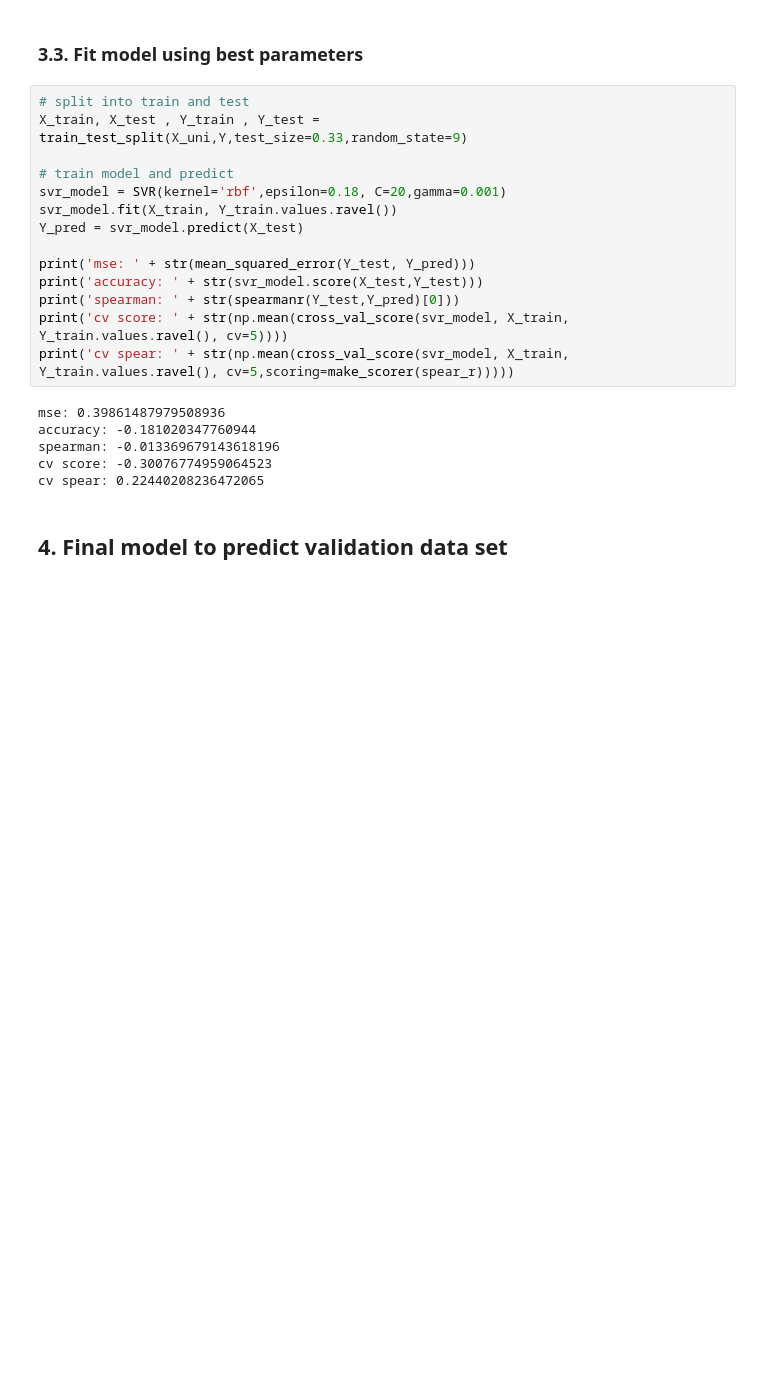
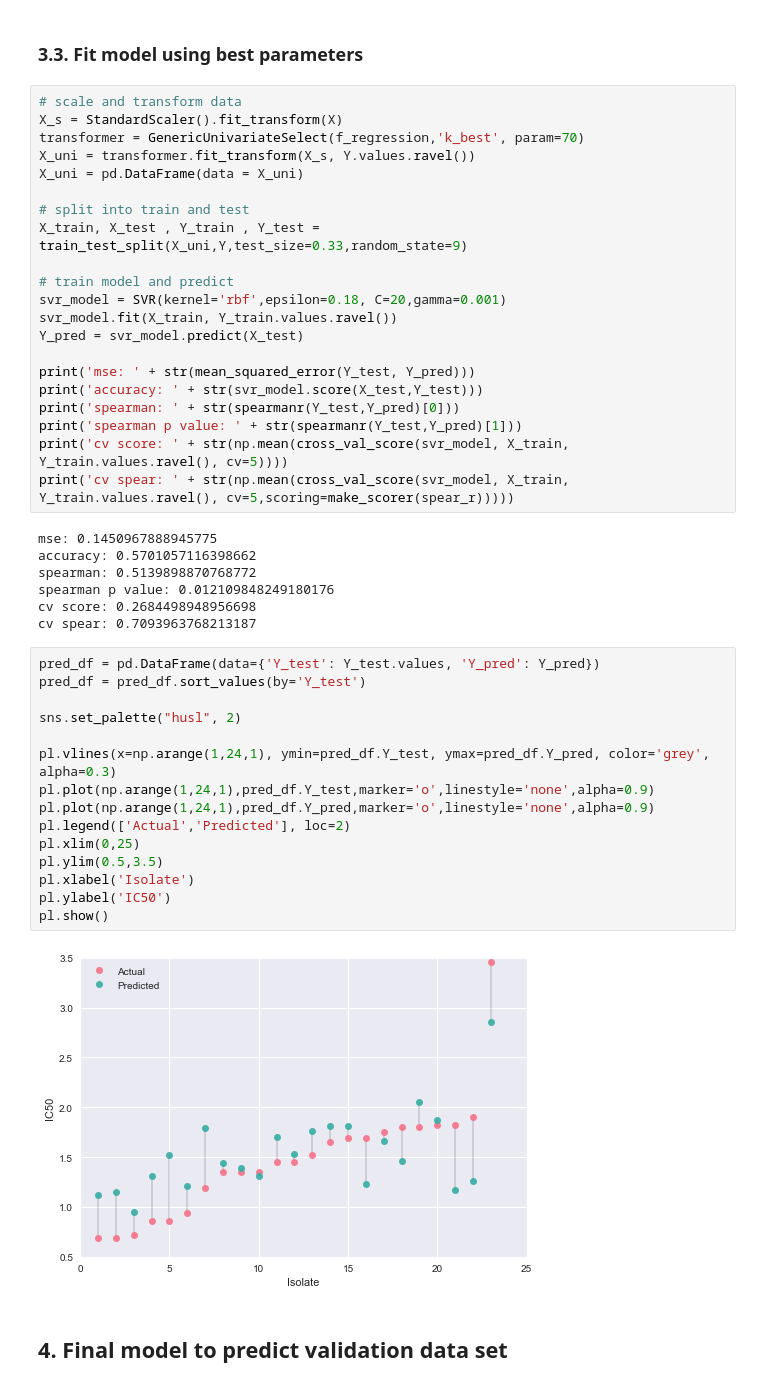
Before and after one commit to cshasha/malaria-dreamchallenge, a Jupyter notebook: malaria-s1-final.ipynb, the cells around one changed output. Drawn from its saved outputs; the diff is of its cells as text; blank space fills up the shorter version.

```diff
--- a/malaria-s1-final.ipynb
+++ b/malaria-s1-final.ipynb
@@ -346,6 +359,12 @@ spearman: 0.739967600358922
 # %% [markdown]
 ### 3.3. Fit model using best parameters
 # %%
+# scale and transform data
+X_s = StandardScaler().fit_transform(X)
+transformer = GenericUnivariateSelect(f_regression,'k_best', param=70)
+X_uni = transformer.fit_transform(X_s, Y.values.ravel())
+X_uni = pd.DataFrame(data = X_uni)
+
 # split into train and test
 X_train, X_test , Y_train , Y_test = train_test_split(X_uni,Y,test_size=0.33,random_state=9)
 
@@ -357,14 +376,33 @@ Y_pred = svr_model.predict(X_test)
 print('mse: ' + str(mean_squared_error(Y_test, Y_pred)))
 print('accuracy: ' + str(svr_model.score(X_test,Y_test)))
 print('spearman: ' + str(spearmanr(Y_test,Y_pred)[0]))
+print('spearman p value: ' + str(spearmanr(Y_test,Y_pred)[1]))
 print('cv score: ' + str(np.mean(cross_val_score(svr_model, X_train, Y_train.values.ravel(), cv=5))))
 print('cv spear: ' + str(np.mean(cross_val_score(svr_model, X_train, Y_train.values.ravel(), cv=5,scoring=make_scorer(spear_r)))))
 # %% [output]
-mse: 0.39861487979508936
-accuracy: -0.181020347760944
-spearman: -0.013369679143618196
-cv score: -0.30076774959064523
-cv spear: 0.22440208236472065
+mse: 0.1450967888945775
+accuracy: 0.5701057116398662
+spearman: 0.5139898870768772
+spearman p value: 0.012109848249180176
+cv score: 0.2684498948956698
+cv spear: 0.7093963768213187
+# %%
+pred_df = pd.DataFrame(data={'Y_test': Y_test.values, 'Y_pred': Y_pred})
+pred_df = pred_df.sort_values(by='Y_test')
+
+sns.set_palette("husl", 2)
+
+pl.vlines(x=np.arange(1,24,1), ymin=pred_df.Y_test, ymax=pred_df.Y_pred, color='grey', alpha=0.3)
+pl.plot(np.arange(1,24,1),pred_df.Y_test,marker='o',linestyle='none',alpha=0.9)
+pl.plot(np.arange(1,24,1),pred_df.Y_pred,marker='o',linestyle='none',alpha=0.9)
+pl.legend(['Actual','Predicted'], loc=2)
+pl.xlim(0,25)
+pl.ylim(0.5,3.5)
+pl.xlabel('Isolate')
+pl.ylabel('IC50')
+pl.show()
+# %% [output]
+[figure, added]
 # %% [markdown]
 ## 4. Final model to predict validation data set
 # %%
```
Also changed, not shown: parts of 12 cells of this notebook.
